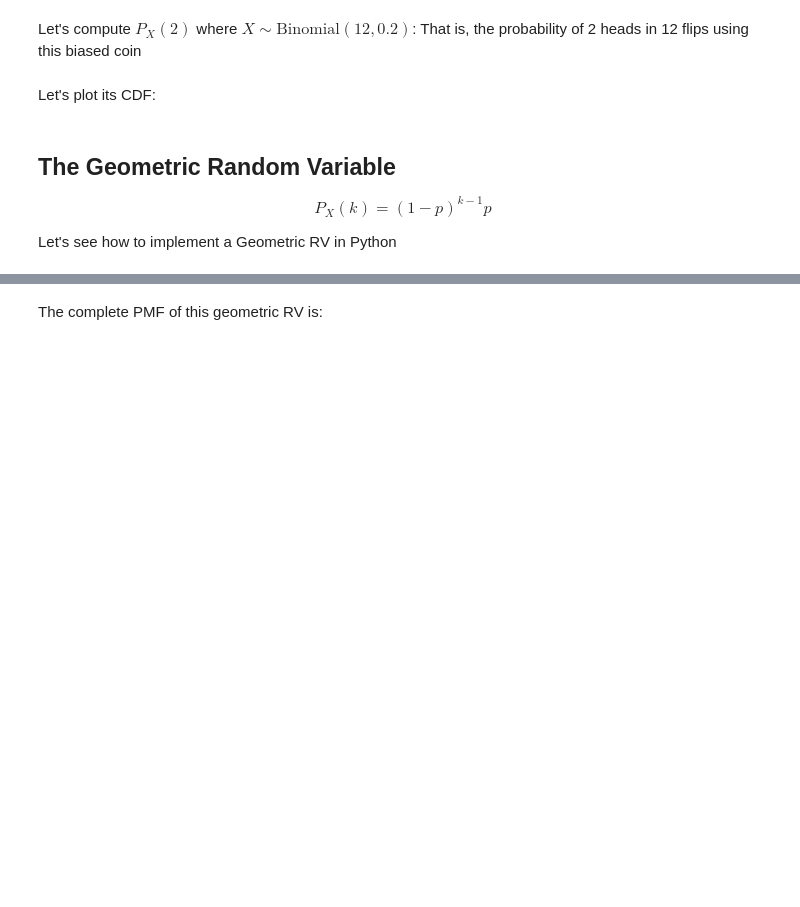
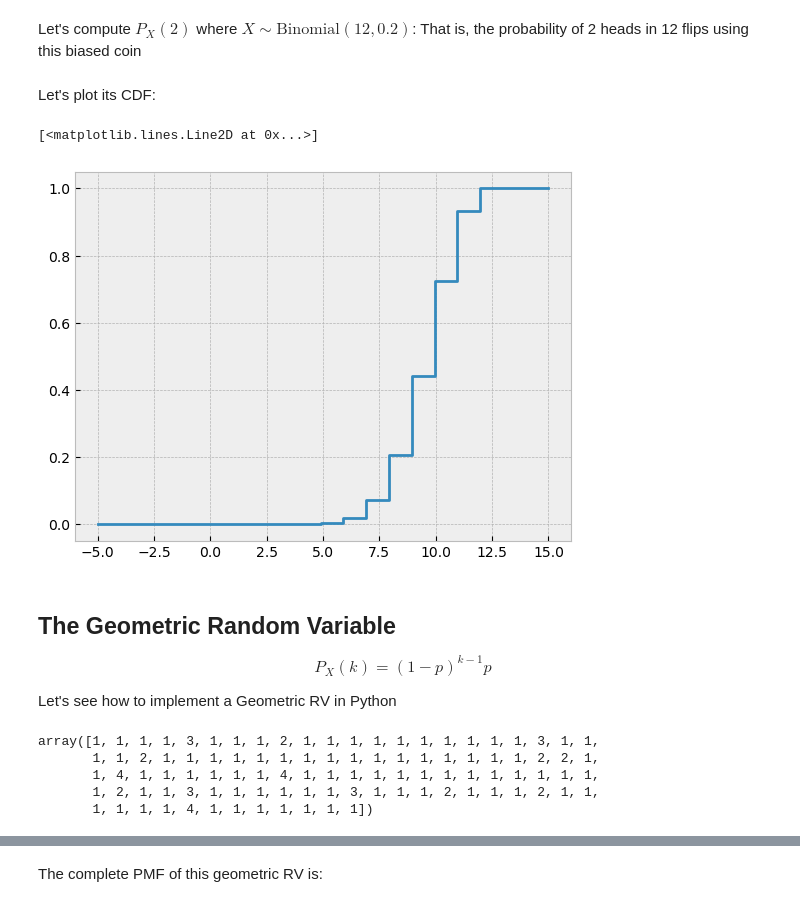
Before and after one commit to tyler-ruble/eel3850S25, a Jupyter notebook: lectures/lecture06-RandomVariables/lecture6-discreteRV-in-class-edits.ipynb, the cells around one changed output, grey strips where cells are left out. Saved outputs shown, nothing was run; the diff lists cells and outputs as text; code cells hidden in the pictures; blank space fills up the shorter version.

```diff
--- a/lectures/lecture06-RandomVariables/lecture6-discreteRV-in-class-edits.ipynb
+++ b/lectures/lecture06-RandomVariables/lecture6-discreteRV-in-class-edits.ipynb
@@ -73,6 +148,12 @@ The complete PMF of this Binomial RV is:
 Let's compute $P_X(2)$ where $X \sim \text{Binomial}(12,0.2)$: That is, the probability of 2 heads in 12 flips using this biased coin
 # %% [markdown]
 Let's plot its CDF:
+# %%
+x = np.linspace(-5, 15, 100)
+plt.step(x, Bn.cdf(x))
+# %% [output]
+[<matplotlib.lines.Line2D at 0x...>]
+[figure, added]
 # %% [markdown]
 ## The Geometric Random Variable
 
@@ -83,0 +167,10 @@ Let's see how to implement a Geometric RV in Python
+# %%
+N = 100
+samples = G.rvs(size=N)
+samples
+# %% [output]
+array([1, 1, 1, 1, 3, 1, 1, 1, 2, 1, 1, 1, 1, 1, 1, 1, 1, 1, 1, 3, 1, 1,
+       1, 1, 2, 1, 1, 1, 1, 1, 1, 1, 1, 1, 1, 1, 1, 1, 1, 1, 1, 2, 2, 1,
+       1, 4, 1, 1, 1, 1, 1, 1, 4, 1, 1, 1, 1, 1, 1, 1, 1, 1, 1, 1, 1, 1,
+       1, 2, 1, 1, 3, 1, 1, 1, 1, 1, 1, 3, 1, 1, 1, 2, 1, 1, 1, 2, 1, 1,
+       1, 1, 1, 1, 4, 1, 1, 1, 1, 1, 1, 1])
```
Also changed, not shown: parts of 27 cells of this notebook.
